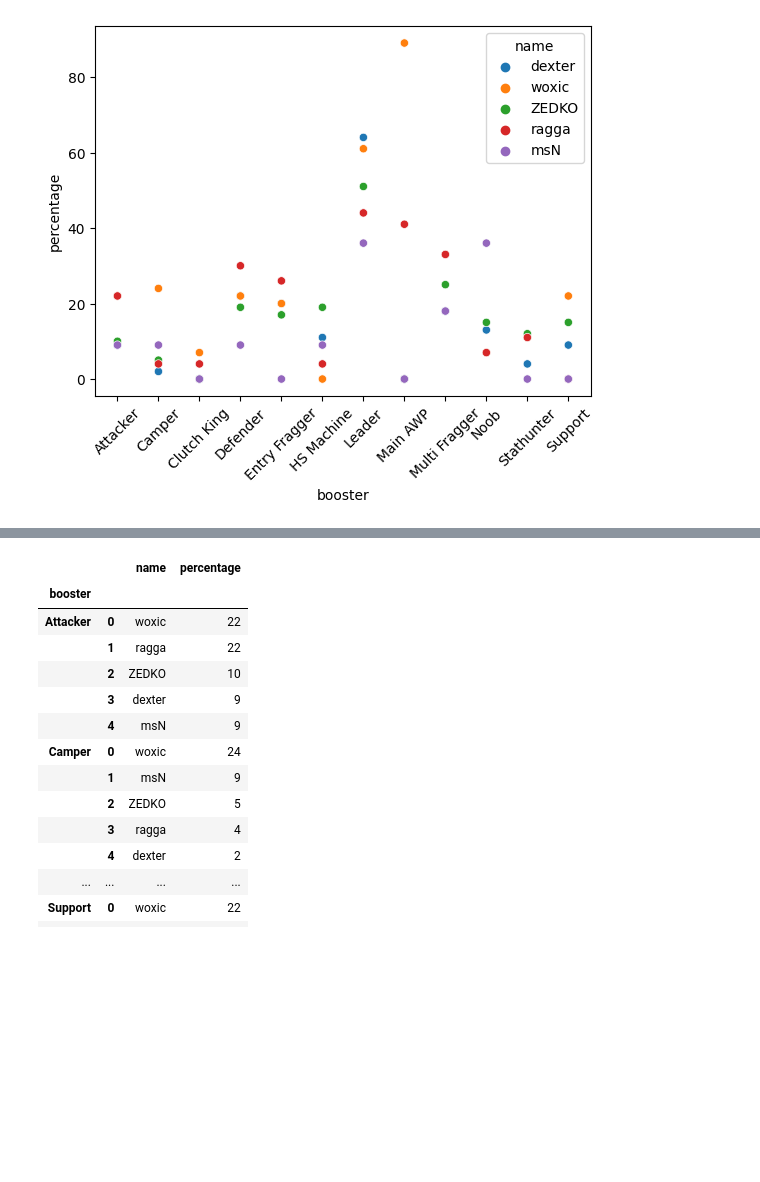
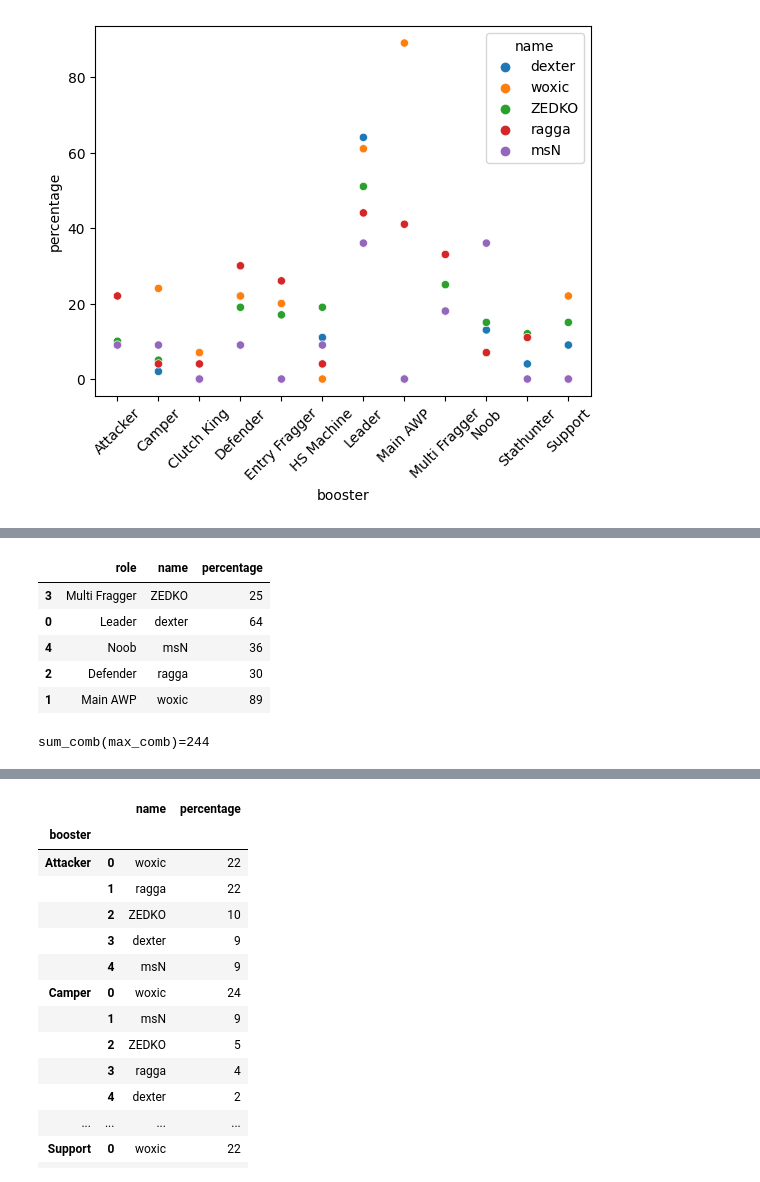
Before and after one commit to nilswiersma/hltv-fantasy-scraper, a Jupyter notebook: analyze_roles.ipynb, the cells around one changed output, grey strips where cells are left out. Drawn from its saved outputs; the diff is of its cells as text; code cells hidden in the pictures; blank space fills up the shorter version.

```diff
--- a/analyze_roles.ipynb
+++ b/analyze_roles.ipynb
@@ -18,0 +39,63 @@ ax.tick_params(axis='x', rotation=45)
+# %%
+# First collect all name / role combinations that can make sense.
+# Keep looking for another role for a player, if at least one more
+# player has that role as maximum role also.
+
+df_role_per_name = df.groupby('name', group_keys=True).apply(lambda x: x[['booster', 'percentage']].sort_values(by='percentage', ascending=False, ignore_index=True))
+
+names = df['name'].unique()
+roles = range(len(df['booster'].unique()))
+
+options_dict = {}
+roleidx = 0
+for roleidx in roles:
+    for name in names:
+        role, percentage = df_role_per_name.loc[name].iloc[roleidx]
+
+        try:
+            options_dict[role]['names'].append({'name': name, 'percentage': percentage})
+            options_dict[role]['need_another_pass'] = True
+        except KeyError:
+            options_dict[role] = {'names': [{'name': name, 'percentage': percentage}], 'need_another_pass': False}
+
+    names = []
+
+    for role in options_dict.keys():
+        if options_dict[role]['need_another_pass'] and len(options_dict[role]['names']) > 1:
+            # print(f'{role=} needs another pass')
+            names = [x['name'] for x in options_dict[role]['names']]
+        options_dict[role]['need_another_pass'] = False
+
+    if not names:
+        break
+
+options_tuple = []
+for role in options_dict.keys():
+    for name in options_dict[role]['names']:
+        options_tuple.append((role, name['name'], name['percentage']))
+
+# Generate all 5 pick options, then filter out proper ones.
+combs = itertools.combinations(options_tuple, r=5)
+def filter_combs(combs):
+    for comb in combs:
+        roles, names, _ = zip(*comb)
+        if len(set(roles)) == len(roles) and len(set(names)) == len(names):
+            yield comb
+filtered_combs = filter_combs(combs)
+
+# Find maximum sum.
+def sum_comb(comb):
+    _,_,perc = zip(*comb);
+    return sum(perc)
+max_comb = max(filtered_combs, key=lambda x: sum_comb(x))
+
+display(pd.DataFrame(max_comb, columns=['role', 'name', 'percentage']).sort_values(by='name'))
+print(f'{sum_comb(max_comb)=}')
+# %% [output]
+|  | role | name | percentage |
+| 3 | Multi Fragger | ZEDKO | 25 |
+| 0 | Leader | dexter | 64 |
+| 4 | Noob | msN | 36 |
+| 2 | Defender | ragga | 30 |
+| 1 | Main AWP | woxic | 89 |
+sum_comb(max_comb)=244
```
Also changed, not shown: parts of 24 cells of this notebook.
